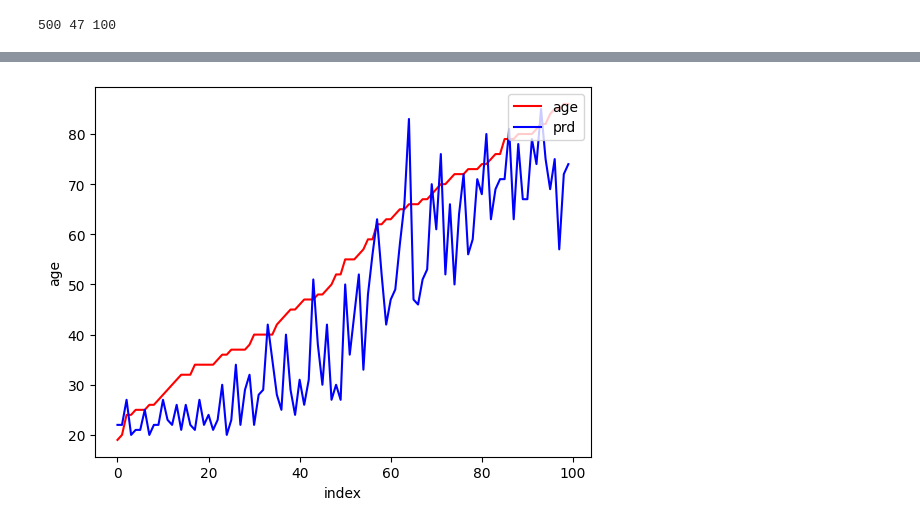
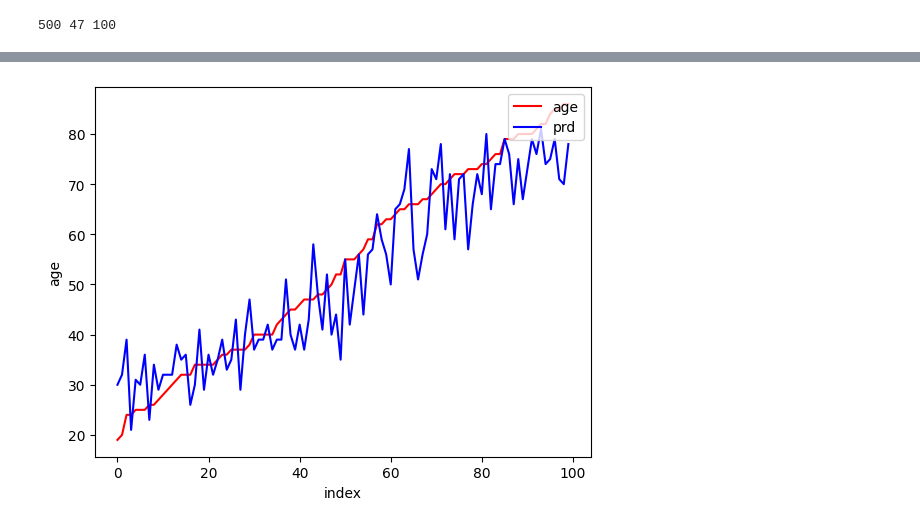
Before and after one commit to cuiyeshuai/ML-for-Imaging-CW, a Jupyter notebook: CW-Brain-Age-Regression.ipynb, the cells around one changed output, grey strips where cells are left out. Cells and saved outputs as stored; diff of their text form; code cells hidden in the pictures.

```diff
--- a/CW-Brain-Age-Regression.ipynb
+++ b/CW-Brain-Age-Regression.ipynb
@@ -1675,8 +1672,8 @@ rnd_seed = 42  #fixed random seed
 img_size = [128, 128, 128]
 img_spacing = [1.5, 1.5, 1.5]
 
-num_epochs = 50
-learning_rate = 0.00001
+num_epochs = 40
+learning_rate = 0.00005
 batch_size = 1
 val_interval = 10
 
@@ -1707,9 +1704,10 @@ files_reg_age_test = list(meta_data_reg_test['age'])
 dataset_test = ImageRegressionDataset(files_reg_img_test, files_reg_age_test, img_spacing, img_size)
 # %%
 dataloader_train = torch.utils.data.DataLoader(dataset_train, batch_size=batch_size, shuffle=True)
-dataloader_val = torch.utils.data.DataLoader(dataset_val, batch_size=1, shuffle=False)
-dataloader_test = torch.utils.data.DataLoader(dataset_test, batch_size=1, shuffle=False)
+dataloader_val = torch.utils.data.DataLoader(dataset_val, batch_size=batch_size, shuffle=False)
+dataloader_test = torch.utils.data.DataLoader(dataset_test, batch_size=batch_size, shuffle=False)
 print(len(ids_reg_train), len(ids_reg_val), len(ids_reg_test))
+torch.cuda.empty_cache()
 # %% [output]
 500 47 100
 # %%
@@ -1826,5 +1844,4 @@ True
 # %%
-model.eval()
 loss_test = 0
 size = 0
 res = []
@@ -1857 +1874 @@ print('+ TESTING \tLoss: {:.6f}'.format(loss_test))
-[figure, old version]
+[figure, new version]
```
Also changed, not shown: parts of 3 cells of this notebook, 1 other file.
